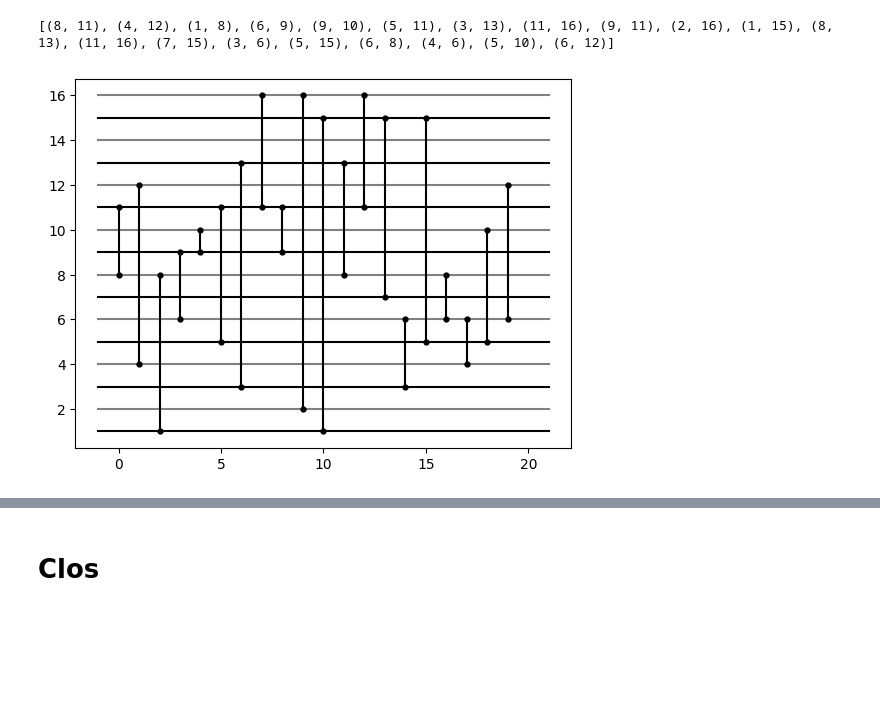
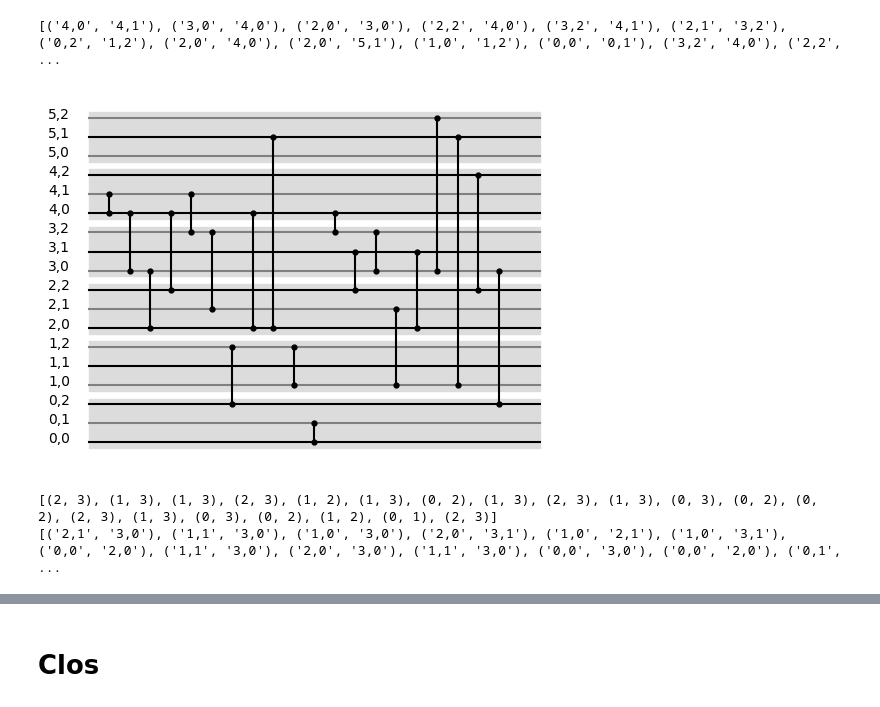
Before and after one commit to hassan-shap/QswitchNet, a Jupyter notebook: compiler_multiqubit.ipynb, the cells around one changed output, grey strips where cells are left out. Saved outputs shown, nothing was run; the diff lists cells and outputs as text; code cells hidden in the pictures; blank space fills up the shorter version.

```diff
--- a/compiler_multiqubit.ipynb
+++ b/compiler_multiqubit.ipynb
@@ -6,42 +32,57 @@ import networkx as nx
 # %%
-node_list = range(1,17)
+node_list = range(6)
+qubits_per_node = 3
 num_nodes = len(node_list)
+num_qubits = num_nodes * qubits_per_node
 num_gates = 20
 
-Q = nx.Graph()
-Q.add_nodes_from(node_list)
+# Q = nx.Graph()
+# Q.add_nodes_from(node_list)
+
+qubit_list = []
+for node in node_list:
+    for qubit in range(qubits_per_node):
+        qubit_list.append((f"{node},{qubit}"))
 
 connections = []
-for i in range(num_nodes):
-    for j in range(i+1,num_nodes):
-        connections.append((node_list[i],node_list[j]))
+for i in range(num_qubits):
+    for j in range(i+1,num_qubits):
+        connections.append((qubit_list[i],qubit_list[j]))
 
+# print(qubit_list)
 gate_seq = random.choices(connections, k=num_gates)
 print(gate_seq)
-
-def qpu_plot(node_list,gate_pos,gate_final_pos):
-    for i_n, node in enumerate(node_list):
-        if i_n % 2 ==0:
-            plt.plot([gate_pos-step,gate_final_pos],[node,node],"k")
-        else:
-            plt.plot([gate_pos-step,gate_final_pos],[node,node],color="gray")
-
-def circuit_plot(gate_pos,gate_seq):
-    # gate_pos = 0
-    # gate_final_pos = gate_pos+ (1+num_gates)*step
-    for gate in gate_seq:
-        plt.text
-        plt.plot([gate_pos,gate_pos],[gate[0],gate[1]],"ko-",markersize=3.5)
-        gate_pos += step
-
-    # plt.axis("off")
-    # plt.show()
 
 gate_pos = 0
 step = 1
 gate_final_pos = gate_pos+ (1+num_gates)*step
-qpu_plot(node_list,gate_pos,gate_final_pos)
+qpu_plot(qubit_list,num_nodes,gate_pos,gate_final_pos)
 circuit_plot(gate_pos,gate_seq)
+plt.axis("off")
+plt.show()
 # %% [output]
-[(8, 11), (4, 12), (1, 8), (6, 9), (9, 10), (5, 11), (3, 13), (11, 16), (9, 11), (2, 16), (1, 15), (8, 13), (11, 16), (7, 15), (3, 6), (5, 15), (6, 8), (4, 6), (5, 10), (6, 12)]
+[('4,0', '4,1'), ('3,0', '4,0'), ('2,0', '3,0'), ('2,2', '4,0'), ('3,2', '4,1'), ('2,1', '3,2'), ('0,2', '1,2'), ('2,0', '4,0'), ('2,0', '5,1'), ('1,0', '1,2'), ('0,0', '0,1'), ('3,2', '4,0'), ('2,2', ...
-[figure, old version]
+[figure, new version]
+# %%
+num_nodes = 4
+node_list = range(num_nodes)
+qubits_per_node = 2
+qubit_list = range(qubits_per_node)
+num_qubits = num_nodes * qubits_per_node
+num_gates = 20
+
+connections = []
+for i in range(num_nodes):
+    for j in range(i+1,num_nodes):
+        connections.append((node_list[i],node_list[j]))
+
+gate_seq_nodes = random.choices(connections, k=num_gates)
+print(gate_seq_nodes)
+gate_seq = []
+for n1, n2 in gate_seq_nodes:
+    gate_seq.append((f"{n1},{random.sample(qubit_list,1)[0]}",f"{n2},{random.sample(qubit_list,1)[0]}"))
+
+print(gate_seq)
+# %% [output]
+[(2, 3), (1, 3), (1, 3), (2, 3), (1, 2), (1, 3), (0, 2), (1, 3), (2, 3), (1, 3), (0, 3), (0, 2), (0, 2), (2, 3), (1, 3), (0, 3), (0, 2), (1, 2), (0, 1), (2, 3)]
+[('2,1', '3,0'), ('1,1', '3,0'), ('1,0', '3,0'), ('2,0', '3,1'), ('1,0', '2,1'), ('1,0', '3,1'), ('0,0', '2,0'), ('1,1', '3,0'), ('2,0', '3,0'), ('1,1', '3,0'), ('0,0', '3,0'), ('0,0', '2,0'), ('0,1', ...
```
Also changed, not shown: parts of 7 cells of this notebook.
